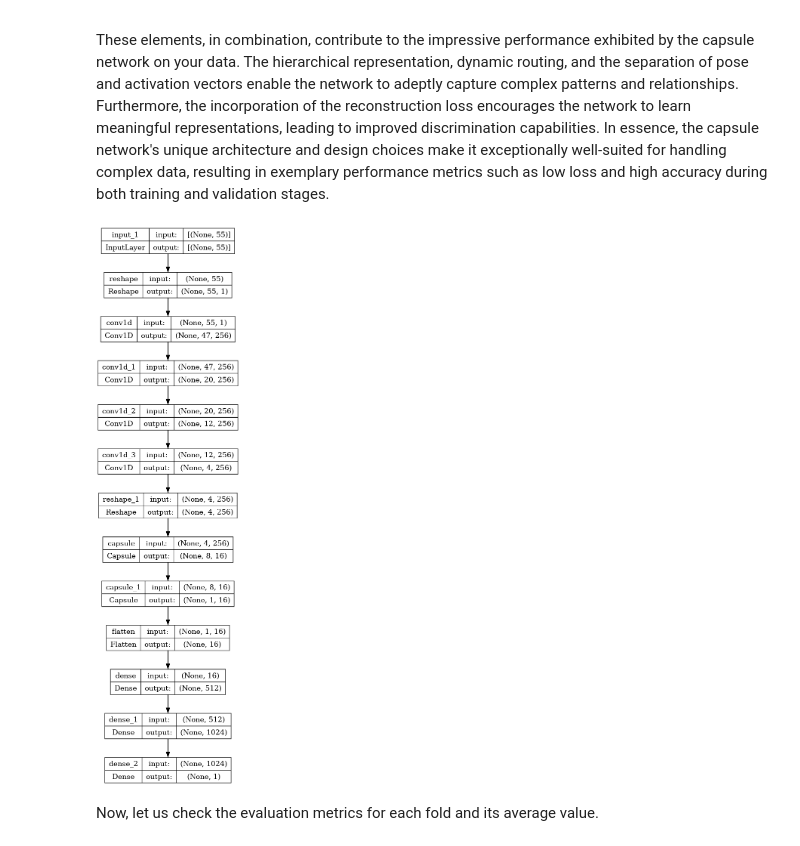
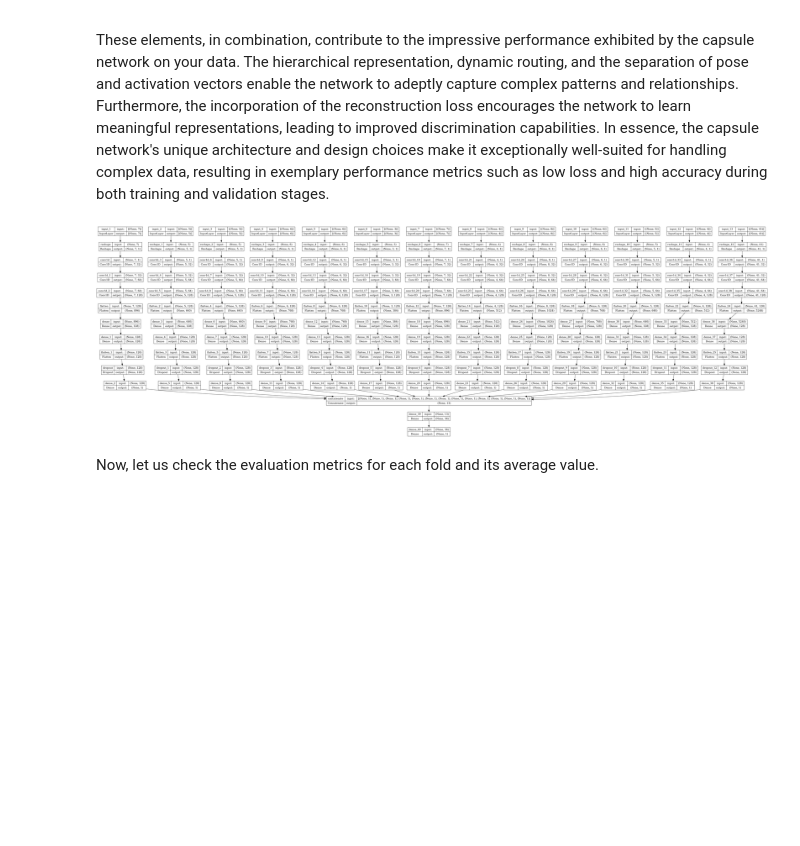
Before and after one commit to newtonh20/DataScienceFun, a Jupyter notebook: identifying-age-related-conditions-w-tfdf.ipynb, the cells around one changed output. Drawn from its saved outputs; the diff is of its cells as text; code cells hidden in the pictures; blank space fills up the shorter version.

```diff
--- a/identifying-age-related-conditions-w-tfdf.ipynb
+++ b/identifying-age-related-conditions-w-tfdf.ipynb
@@ -38,5 +40,9 @@ TensorFlow v2.12.0
 # Load the Dataset
 # %%
 dataset_df = pd.read_csv('/kaggle/input/icr-identify-age-related-conditions/train.csv')
+dataset_df = dataset_df.set_index("Id")
+# Remove leading or trailing whitespace from column names
+dataset_df.columns = dataset_df.columns.str.strip()
+
 print("Full train dataset shape is {}".format(dataset_df.shape))
 # %% [output]
@@ -99,7 +106,7 @@ plt.subplots_adjust(hspace=0.25, wspace=0.3)
 for i, column_name in enumerate(NUM_FEATURE_COLUMNS[:6]):
     row = i//2
     col = i % 2
-    bp = sns.barplot(ax=axis[row, col], x=dataset_df['Id'], y=dataset_df[column_name])
+    bp = sns.barplot(ax=axis[row, col], x=dataset_df.index, y=dataset_df[column_name])
     bp.set(xticklabels=[])
     axis[row, col].set_title(column_name)
 plt.show()
@@ -122,6 +137,6 @@ Read more about KFold [here](https://scikit-learn.org/stable/modules/generated/s
 # %%
 # Creates a GroupKFold with 5 splits
-kf = KFold(n_splits=10)
+kf = StratifiedKFold(n_splits=10, shuffle=True)
 # %% [markdown]
 # Out of Fold (OOF)
 
@@ -710,0 +650,20 @@ Epoch 6: early stopping
+# %%
+# Get the decision paths
+decision_paths = decision_tree.decision_path(full_df[float_columns]).toarray()
+
+# Get the column names
+column_names = decision_tree.feature_names_in_
+
+# Create a list of feature lists for each path
+feature_lists = []
+for path in decision_paths:
+    feature_list = []
+    for node, value in enumerate(path):
+        if value == 1:
+            feature_list.append(column_names[decision_tree.tree_.feature[node]])
+    feature_lists.append(feature_list)
+
+top_feature_lists = list(set(tuple(feature_list) for feature_list in feature_lists))
+top_feature_lists += [set(float_columns)-set([item for sublist in top_feature_lists for item in sublist])]
+top_feature_lists = [sorted(list(f)) for f in top_feature_lists]
+top_feature_lists
@@ -723,15 +1017,15 @@ These elements, in combination, contribute to the impressive performance exhibit
 # %%
 from PIL import Image
 import IPython.display as display
 from tensorflow.keras.utils import plot_model
 
 # Plot the model architecture
-plot_model(models['fold_1'], to_file='model.png', show_shapes=True, show_layer_names=True)
+plot_model(meta_models['fold_1'], to_file='model.png', show_shapes=True, show_layer_names=True)
 
 # Display the model architecture diagram
 display.Image("model.png")
 # %% [output]
-[figure, old version]
+[figure, new version]
 # %% [markdown]
 Now, let us check the evaluation metrics for each fold and its average value.
 # %%
```
Also changed, not shown: parts of 31 cells of this notebook.
